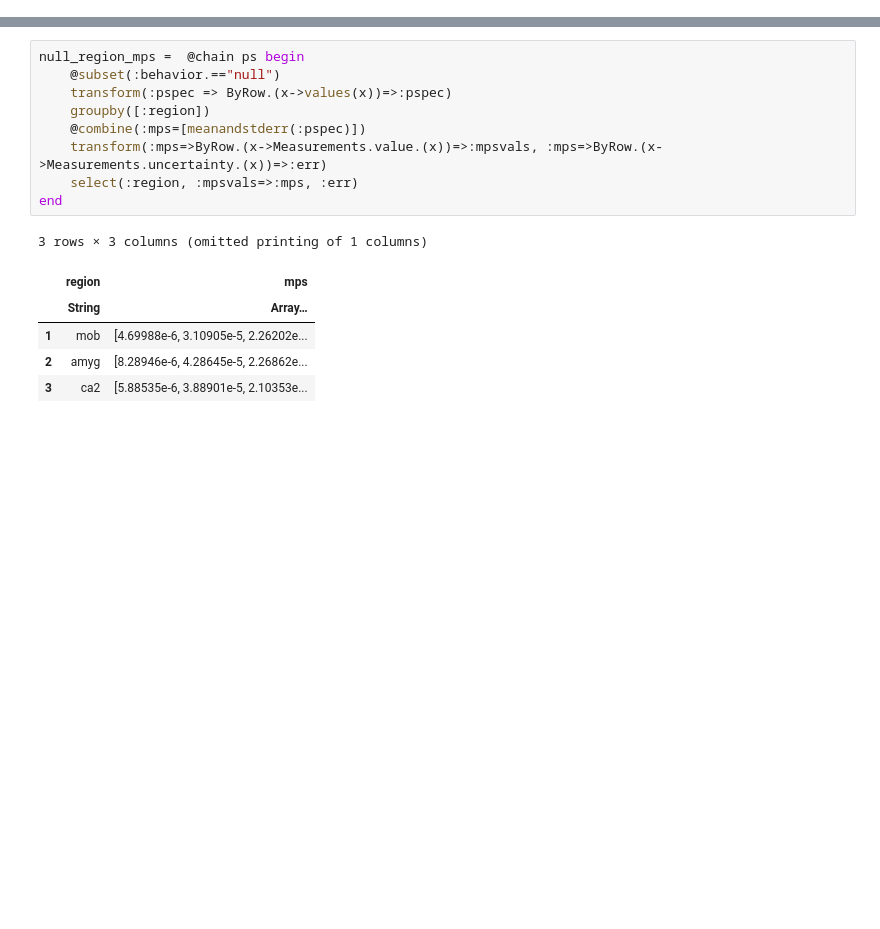
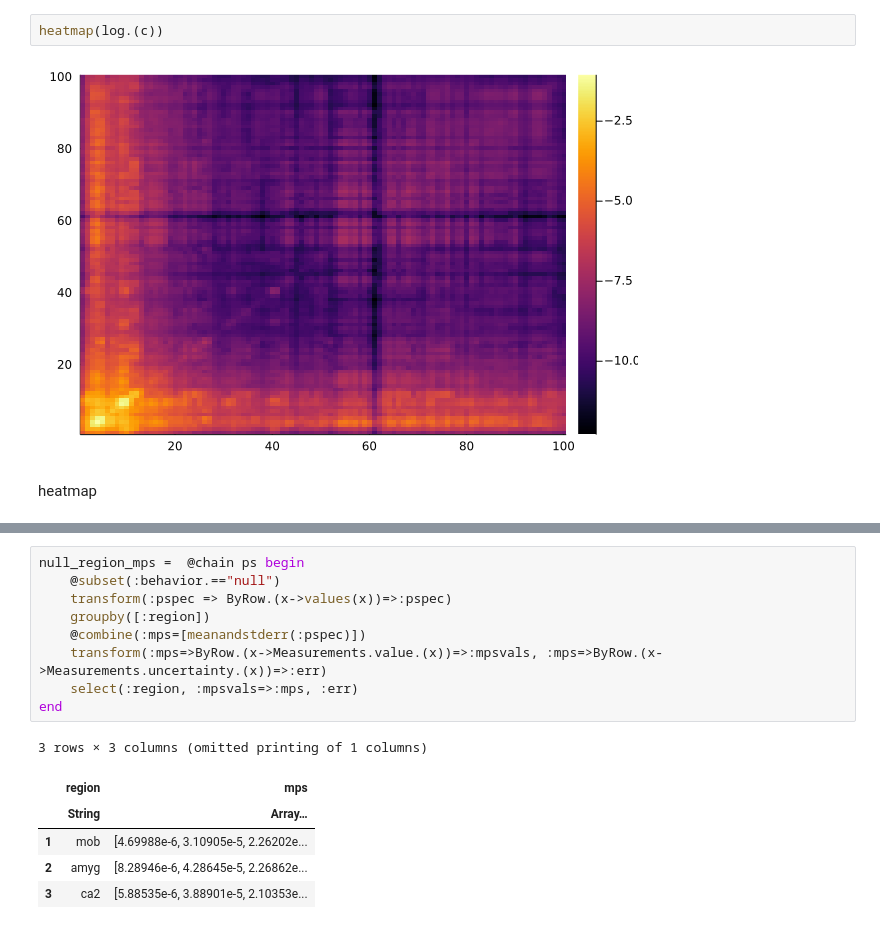
Before and after one commit to chiba-lab/ROIexperiment, a Jupyter notebook: powerspecplots.ipynb, the cells around one changed output, grey strips where cells are left out. Cells and saved outputs as stored; diff of their text form; blank space fills up the shorter version.

```diff
--- a/powerspecplots.ipynb
+++ b/powerspecplots.ipynb
@@ -59,0 +113,6 @@ end
+# %%
+heatmap(log.(c))
+# %% [output]
+[figure, added]
+# %% [markdown]
+heatmap
```
Also changed, not shown: parts of 20 cells of this notebook, 12 other files.
